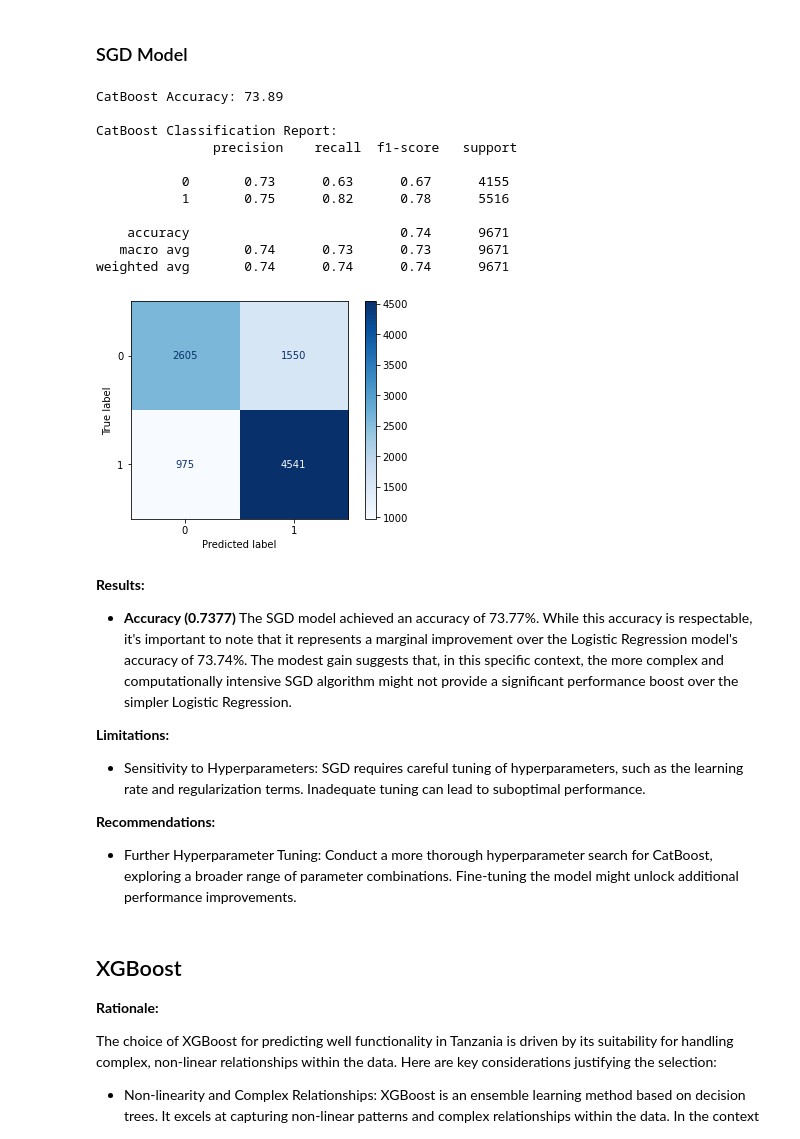
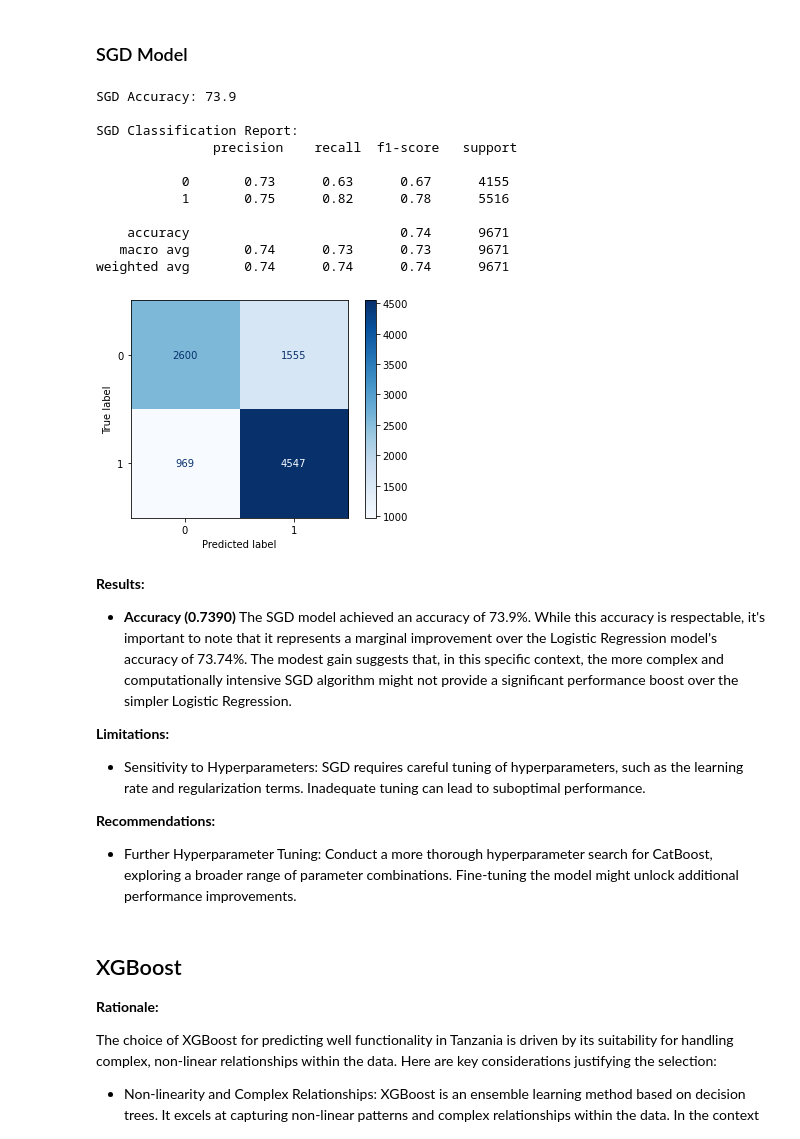
Before and after one commit to Ogutu01/Tanzania-Water-Infrastructure, a Jupyter notebook: index.ipynb, the cells around one changed output. Cells and saved outputs as stored; diff of their text form; code cells hidden in the pictures.

```diff
--- a/index.ipynb
+++ b/index.ipynb
@@ -822,17 +824,16 @@ y = df['status_group']
 
 X_train, X_test, y_train, y_test = train_test_split(X, y, test_size = .25, random_state = 42)
 
-# Standardize the training data
-scaler = StandardScaler()
-X_train_scaled = scaler.fit_transform(X_train)
-X_test_scaled = scaler.transform(X_test)
+#Create a pipeline
+log_pipe = Pipeline([("scaler", StandardScaler()), ("log_model", (LogisticRegression(fit_intercept = False, C = 1e12, solver = "liblinear")))])
+
+
 
 # Fit Logistic Regression model on the scaled training data
-model = LogisticRegression(fit_intercept = False, C = 1e12, solver = 'liblinear')
-model.fit(X_train_scaled, y_train)
+model = log_pipe.fit(X_train, y_train)
 
 # Make predictions on the scaled test data
-y_pred = model.predict(X_test_scaled)
+y_pred = log_pipe.predict(X_test)
 
 # Evaluate the model
 accuracy = round(accuracy_score(y_test, y_pred) * 100, 2)
@@ -892,41 +893,43 @@ The SGD Classifier optimizes the model parameters using stochastic gradient desc
 # %% [markdown]
 ### SGD Model
 # %%
-from sklearn.linear_model import SGDClassifier
+#Create pipeline
+sgd_pipe = Pipeline([("scaler", StandardScaler()), ("sgd", (SGDClassifier(shuffle = True, average = True)))])
 
-sgd = SGDClassifier(shuffle = True, average = True)
-sgd.fit(X_train_scaled, y_train)
+#Fit the model
+sgd_model = sgd_pipe.fit(X_train, y_train)
 
-y_pred_sgd = sgd.predict(X_test_scaled)
+# Make predictions on the scaled data
+y_pred_sgd = sgd_model.predict(X_test)
 
 accuracy_sgd = round(accuracy_score(y_test,y_pred_sgd) * 100, 2)
 classification_report_sgd = classification_report(y_test, y_pred_sgd)
 conf_matrix_sgd = confusion_matrix(y_test, y_pred_sgd)
 
-print(f"CatBoost Accuracy: {accuracy_sgd}")
-print("\nCatBoost Classification Report:\n", classification_report_sgd)
+print(f"SGD Accuracy: {accuracy_sgd}")
+print("\nSGD Classification Report:\n", classification_report_sgd)
 
 # Display confusion matrix as a heatmap
 disp = ConfusionMatrixDisplay(confusion_matrix=conf_matrix_sgd, display_labels=model.classes_)
 disp.plot(cmap='Blues')
 plt.savefig("SGD Confusion Matrix")
 # %% [output]
-CatBoost Accuracy: 73.89
+SGD Accuracy: 73.9
 
-CatBoost Classification Report:
+SGD Classification Report:
                precision    recall  f1-score   support
 
            0       0.73      0.63      0.67      4155
            1       0.75      0.82      0.78      5516
 
     accuracy                           0.74      9671
    macro avg       0.74      0.73      0.73      9671
 weighted avg       0.74      0.74      0.74      9671
-[figure, old version]
+[figure, new version]
 # %% [markdown]
 **Results:**
-- **Accuracy (0.7377)**
-The SGD model achieved an accuracy of 73.77%. While this accuracy is respectable, it's important to note that it represents a marginal improvement over the Logistic Regression model's accuracy of 73.74%. The modest gain suggests that, in this specific context, the more complex and computationally intensive SGD algorithm might not provide a significant performance boost over the simpler Logistic Regression.
+- **Accuracy (0.7390)**
+The SGD model achieved an accuracy of 73.9%. While this accuracy is respectable, it's important to note that it represents a marginal improvement over the Logistic Regression model's accuracy of 73.74%. The modest gain suggests that, in this specific context, the more complex and computationally intensive SGD algorithm might not provide a significant performance boost over the simpler Logistic Regression.
 
 **Limitations:**
 - Sensitivity to Hyperparameters:
```
Also changed, not shown: parts of 23 cells of this notebook, 6 other files.
